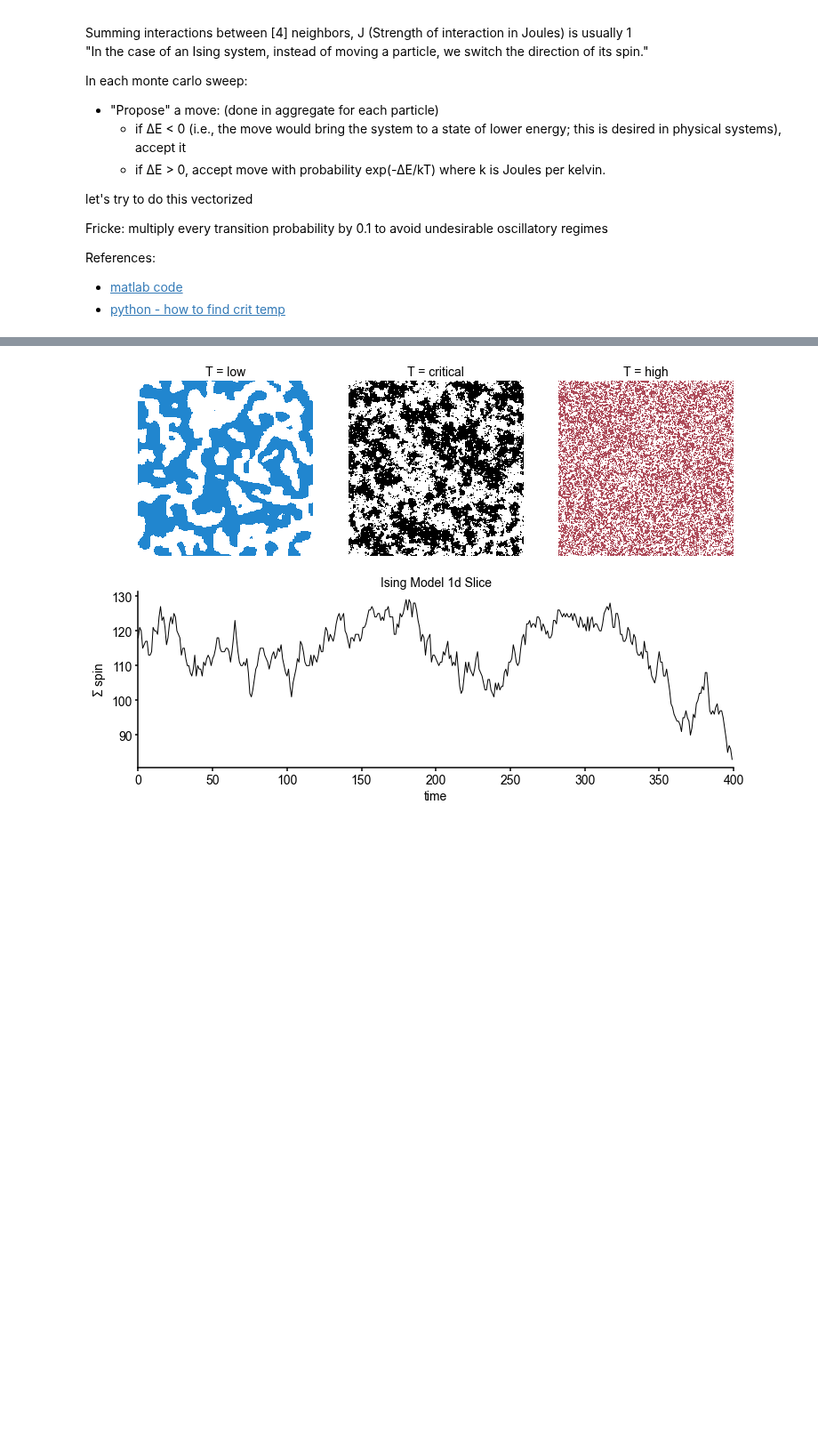
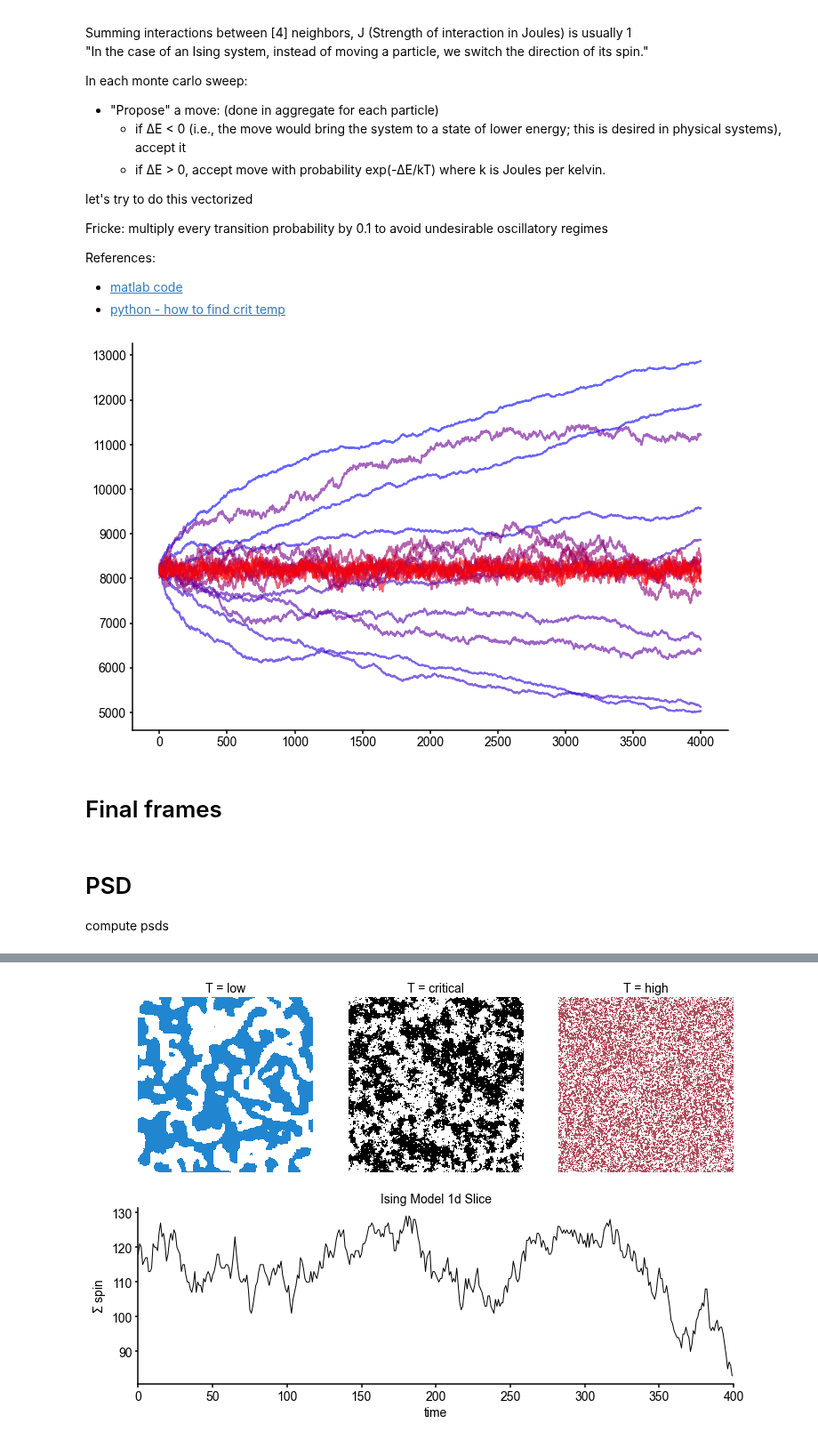
Before and after one commit to voytekresearch/galaxybrain, a Jupyter notebook: notebooks/IsingSimulation.ipynb, the cells around one changed output, grey strips where cells are left out. Shown at 89% size. Saved outputs shown, nothing was run; the diff lists cells and outputs as text; code cells hidden in the pictures; blank space fills up the shorter version.

```diff
--- a/notebooks/IsingSimulation.ipynb
+++ b/notebooks/IsingSimulation.ipynb
@@ -38,3 +37,21 @@ Fricke:  multiply every transition probability by 0.1 to avoid undesirable oscil
 References:
 - [matlab code](https://www.asc.ohio-state.edu/braaten.1/statphys/Ising_MatLab.pdf)
 - [python - how to find crit temp](https://rajeshrinet.github.io/blog/2014/ising-model/)
+# %%
+temps = np.linspace(0.01, 5, 20)
+history = []
+for t in temps:
+    series = ising.metro_ising(N=128, T=t, runtime=4000)
+    history.append(series)
+
+colors = colorcycler(['blue', 'red'], len(temps), default=False)
+plt.figure(figsize=(12,8))
+
+for tensor, temp,c in zip(history, temps, colors):
+    plt.plot(tensor.sum(axis=-1).sum(axis=-1), label=f'{temp:.2f}', color=c, alpha=0.6)
+
+# plt.legend()
+# %% [output]
+[figure, added]
+# %% [markdown]
+# Final frames
@@ -40,0 +66,4 @@ References:
+# %% [markdown]
+# PSD
+
+compute psds
```
Also changed, not shown: parts of 14 cells of this notebook, 4 other files.
